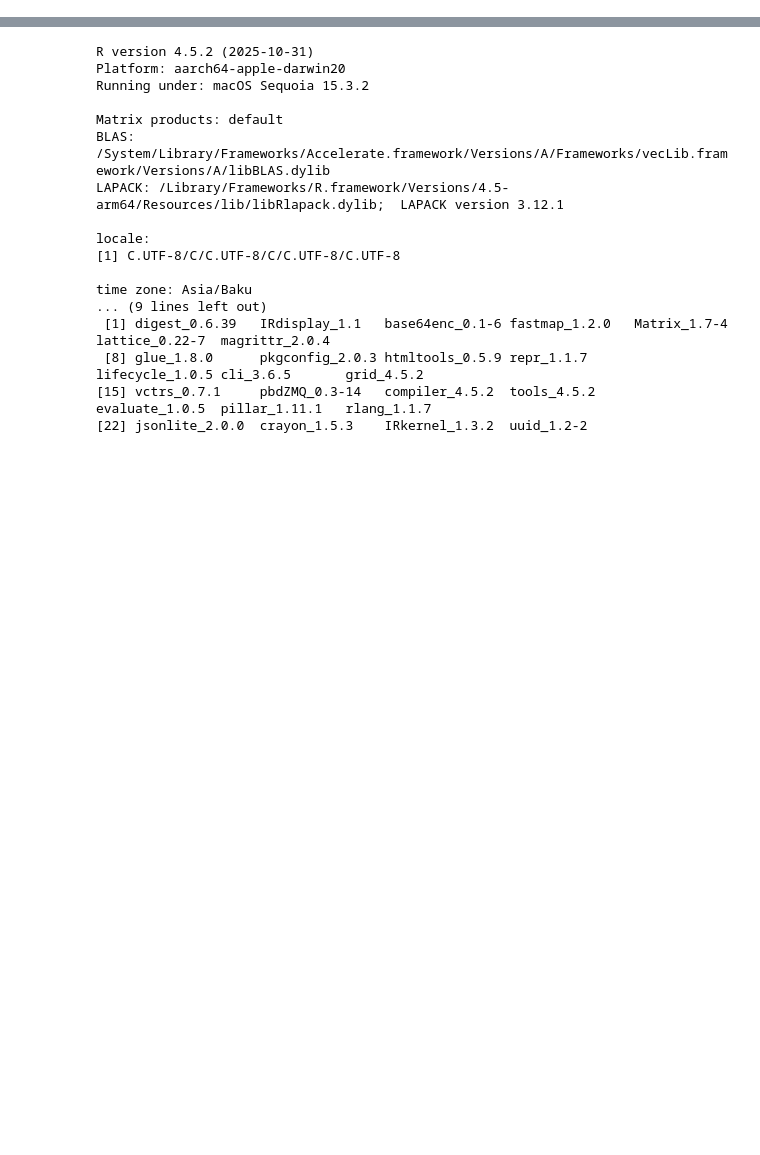
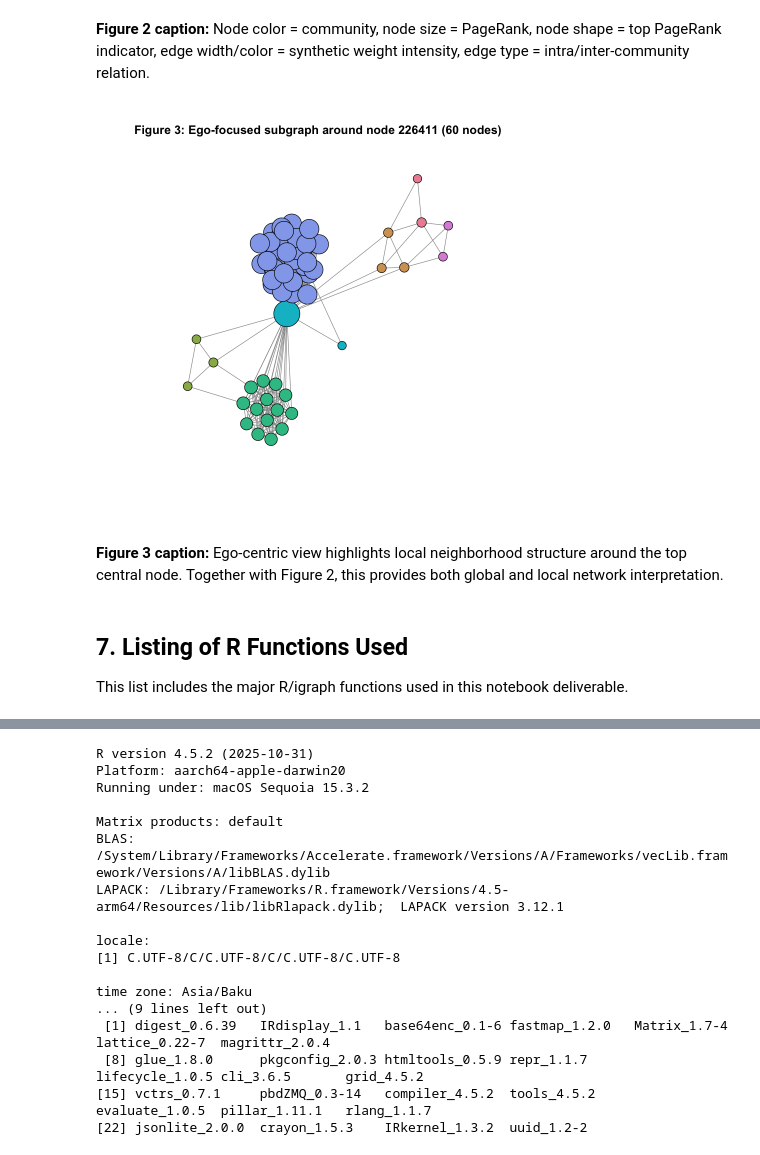
Before and after one commit to Kamal578/CSCI_6444_BigData_HomeworkProject, a Jupyter notebook: main.ipynb, the cells around one changed output, grey strips where cells are left out. Cells and saved outputs as stored; diff of their text form; code cells hidden in the pictures; blank space fills up the shorter version.

```diff
--- a/main.ipynb
+++ b/main.ipynb
@@ -545,0 +637,12 @@ Total functions listed: 37
+# %%
+# (d) Ego networks around top central node (order 1 and 2)
+top_node <- central_table$vertex[1]
+ego_order1 <- make_ego_graph(g_analysis_u, order = 1, nodes = V(g_analysis_u)[top_node], mode = "all")[[1]]
+ego_order2 <- make_ego_graph(g_analysis_u, order = 2, nodes = V(g_analysis_u)[top_node], mode = "all")[[1]]
+
+cat("(d) Top central node for ego analysis:", top_node, "
+")
+cat("Ego order-1: nodes =", vcount(ego_order1), ", edges =", ecount(ego_order1), "
+")
+cat("Ego order-2: nodes =", vcount(ego_order2), ", edges =", ecount(ego_order2), "
+")
@@ -545,0 +701,38 @@ Total functions listed: 37
+# %% [markdown]
+**Figure 2 caption:** Node color = community, node size = PageRank, node shape = top PageRank indicator, edge width/color = synthetic weight intensity, edge type = intra/inter-community relation.
+# %%
+# Build Figure 3 from ego-order-2 and keep it within 30-100 nodes for readability
+max_ego_viz <- 60
+if (vcount(ego_order2) > max_ego_viz) {
+  ego_pr <- page_rank(ego_order2, directed = FALSE)$vector
+  keep_nodes <- names(sort(ego_pr, decreasing = TRUE))[1:max_ego_viz]
+  ego_plot <- induced_subgraph(ego_order2, V(ego_order2)[keep_nodes])
+} else {
+  ego_plot <- ego_order2
+}
+
+# Ensure figure readability and assignment-consistent size range when possible
+if (vcount(ego_plot) < 30) {
+  # fallback to order-1 if order-2 became too small (unlikely)
+  ego_plot <- ego_order1
+}
+
+ego_comm <- cluster_walktrap(ego_plot)
+mem_ego <- membership(ego_comm)
+V(ego_plot)$color <- hcl.colors(length(unique(mem_ego)), "Set 2")[mem_ego]
+V(ego_plot)$size <- 6 + 14 * degree(ego_plot) / max(1, max(degree(ego_plot)))
+V(ego_plot)$label <- NA
+E(ego_plot)$color <- "gray60"
+
+plot(
+  ego_plot,
+  layout = layout_with_graphopt(ego_plot),
+  main = sprintf("Figure 3: Ego-focused subgraph around node %s (%d nodes)", top_node, vcount(ego_plot))
+)
+# %% [output]
+[figure, added]
+# %% [markdown]
+**Figure 3 caption:** Ego-centric view highlights local neighborhood structure around the top central node. Together with Figure 2, this provides both global and local network interpretation.
+# %% [markdown]
+## 7. Listing of R Functions Used
+This list includes the major R/igraph functions used in this notebook deliverable.
```
Also changed, not shown: parts of 59 cells of this notebook.
